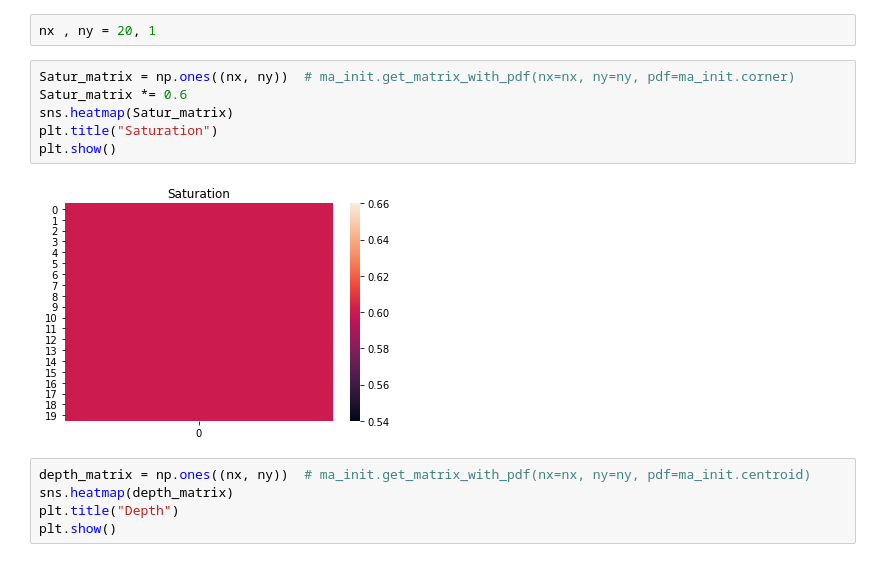
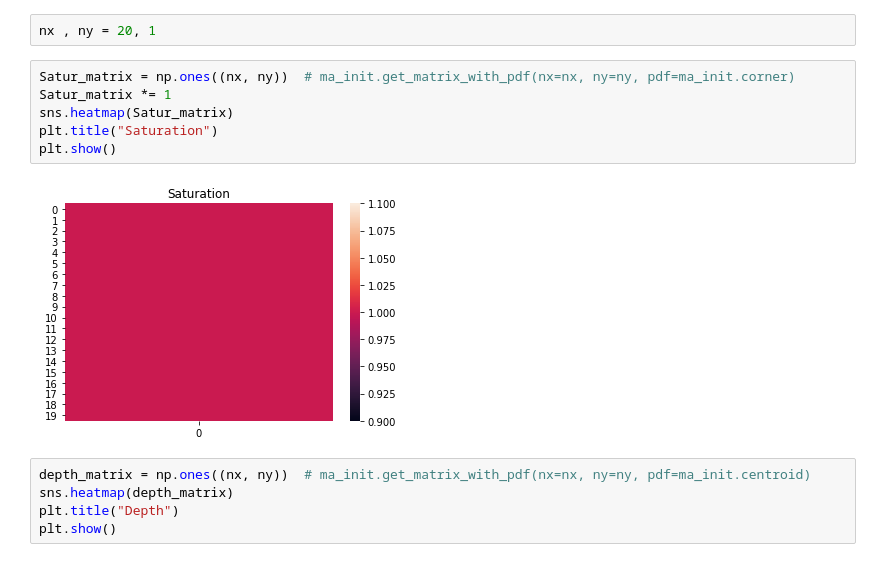
Before and after one commit to yamidovich/ReservoirModel, a Jupyter notebook: 1dModel_on_work_env.ipynb, the cells around one changed output. Cells and saved outputs as stored; diff of their text form.

```diff
--- a/1dModel_on_work_env.ipynb
+++ b/1dModel_on_work_env.ipynb
@@ -28,12 +28,12 @@ const = prop.Constants()
 nx , ny = 20, 1
 # %%
 Satur_matrix = np.ones((nx, ny))  # ma_init.get_matrix_with_pdf(nx=nx, ny=ny, pdf=ma_init.corner)
-Satur_matrix *= 0.6
+Satur_matrix *= 1
 sns.heatmap(Satur_matrix)
 plt.title("Saturation")
 plt.show()
 # %% [output]
-[figure, old version]
+[figure, new version]
 # %%
 depth_matrix = np.ones((nx, ny))  # ma_init.get_matrix_with_pdf(nx=nx, ny=ny, pdf=ma_init.centroid)
 sns.heatmap(depth_matrix)
```
Also changed, not shown: parts of 5 cells of this notebook.
